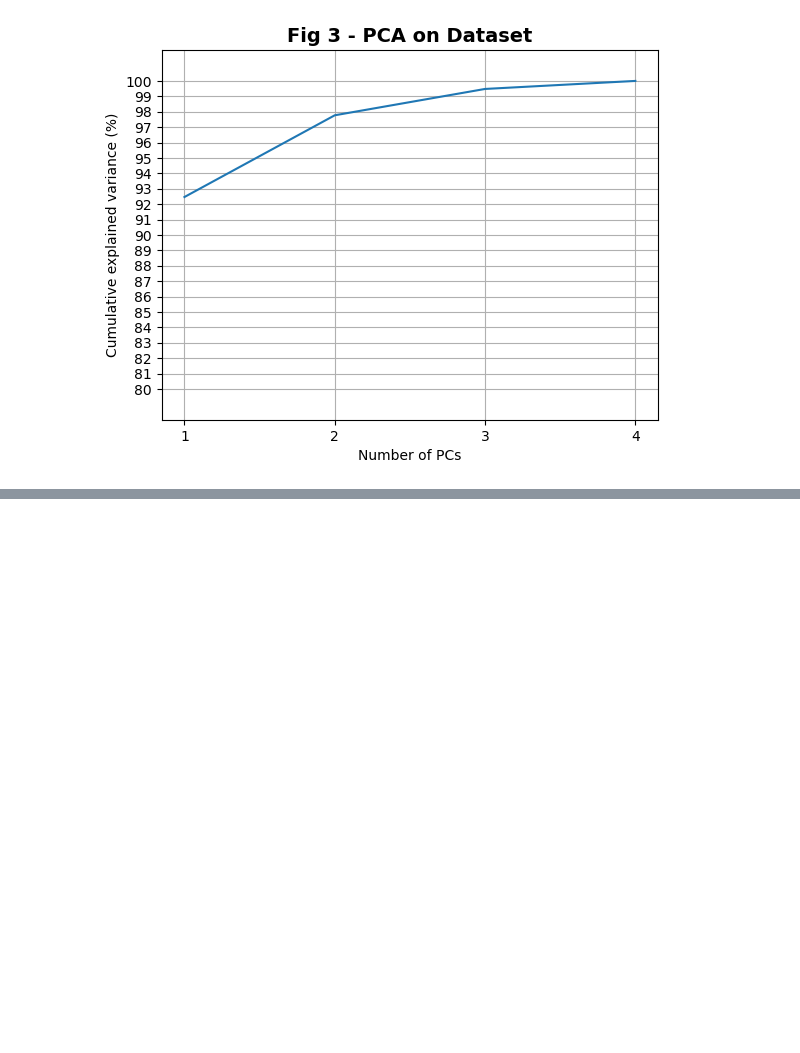
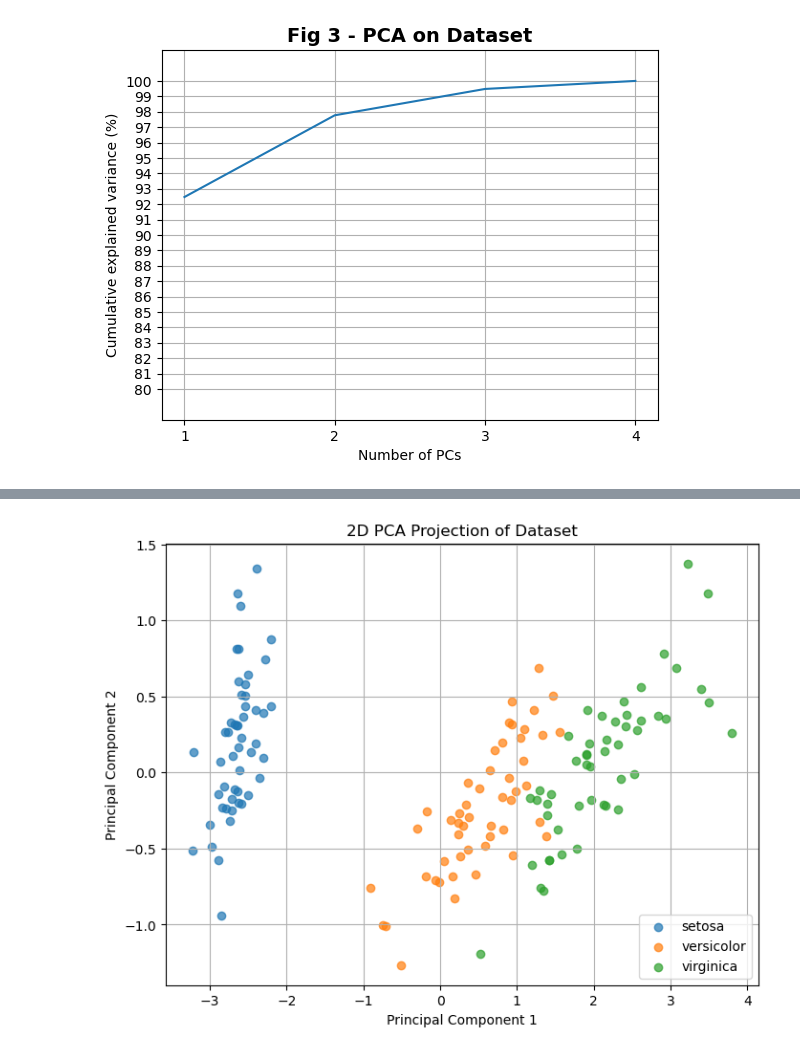
Before and after one commit to martinfloo/inf367-ma2, a Jupyter notebook: notebook_tobias_version.ipynb, the cells around one changed output, grey strips where cells are left out. Cells and saved outputs as stored; diff of their text form; code cells hidden in the pictures; blank space fills up the shorter version.

```diff
--- a/notebook_tobias_version.ipynb
+++ b/notebook_tobias_version.ipynb
@@ -181,0 +193,39 @@ PCA_on_dataset(X)
+# %%
+def dim_reduction(X, num_PCs):
+    # Initializing PCA object with seed for reproducibility:
+    seed = 55
+    pca = PCA(random_state=seed, n_components=2)
+    return pca.fit_transform(X)
+
+X = dim_reduction(X, 2)
+# %%
+# Assuming `X` is the transformed data with 2 components and `y` contains the labels
+def scatter_plot_2d_data(X, y, xlabel, ylabel, title, radian_ticks):
+    # Define colors for each class
+    colors = plt.cm.tab10.colors[:len(labels)]
+    labels_nr = [0, 1, 2]
+
+    plt.figure(figsize=(8, 6))
+
+    # Plot each class with a different color
+    for i, label in enumerate(labels_nr):
+        plt.scatter(X[y == label, 0], X[y == label, 1],
+                    color=colors[i], label=f'{labels[i]}', alpha=0.7)
+
+    if radian_ticks == True:
+        ticks = np.linspace(0, 2 * np.pi, 5)  # Adjust the number of ticks as needed
+        tick_labels = [f"{i:.2f}π" for i in np.linspace(0, 2, 5)]  # Labels like "0π", "0.5π", "1.0π", etc.
+
+        plt.xticks(ticks, tick_labels)
+        plt.yticks(ticks, tick_labels)
+
+    plt.xlabel(xlabel)
+    plt.ylabel(ylabel)
+    plt.title(title)
+    plt.legend()
+    plt.grid()
+    plt.show()
+
+scatter_plot_2d_data(X, y, "Principal Component 1", "Principal Component 2", "2D PCA Projection of Dataset", False)
+# %% [output]
+[figure, added]
```
Also changed, not shown: parts of 7 cells of this notebook.
